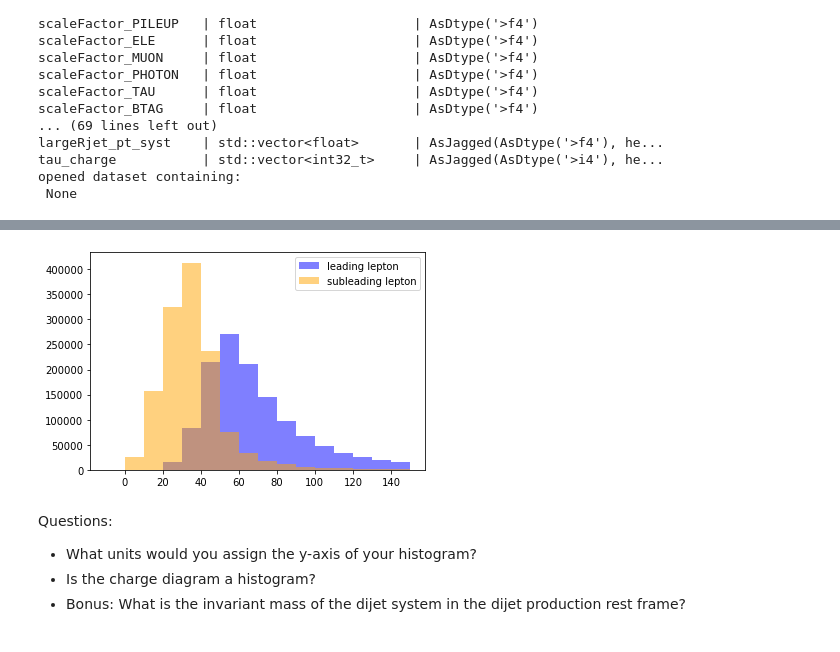
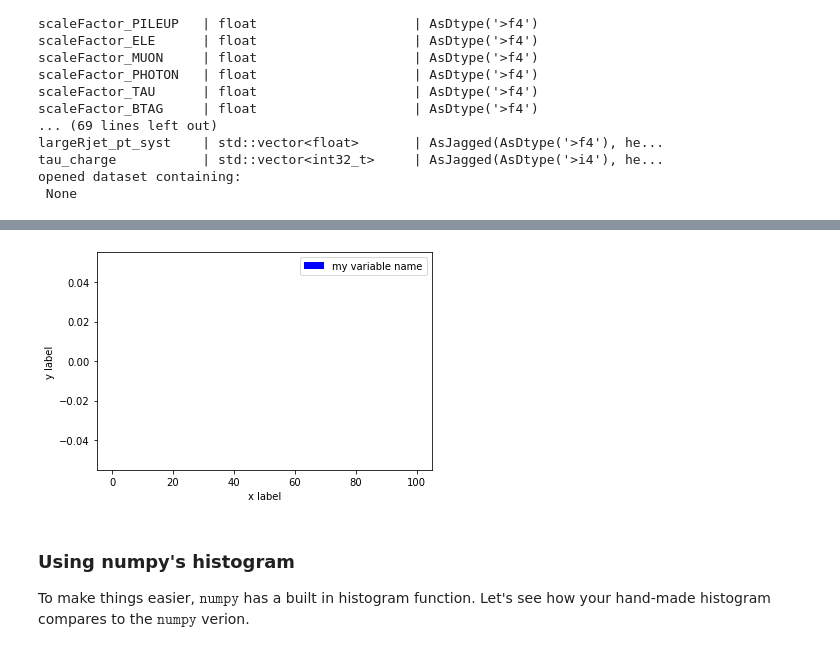
Before and after one commit to cantel/UNIGE-LHCParticlePhysics-Notebooks, a Jupyter notebook: Session1_ToolsAndData.ipynb, the cells around one changed output, grey strips where cells are left out. Saved outputs shown, nothing was run; the diff lists cells and outputs as text; code cells hidden in the pictures.

```diff
--- a/Session1_ToolsAndData.ipynb
+++ b/Session1_ToolsAndData.ipynb
@@ -192,12 +133,19 @@ lepton2_phi = lep_kinematics['lep_phi'][:][1:]
 # %%
-# define your histogram in numpy
+# next, define your histogram in numpy
+# Remember, a histogram consists of 2 arrays: The bin edges, and the bin counts.
+# The bin edges are defined by the minimum and maximum value of the variable range, and the bin width
+# (the value range that each bin represents).
+# While histograms do *not* have to have bins of equal width, lets choose one bin size.
 
-bin_width = 5 # GeV
-max_pt = 100
+# ADJUST these parameters to make it suitable to the variable you are looking at.
+bin_width = 5
+hist_min = 0
+hist_max = 100
+bins = int((hist_max-hist_min)/bin_width)
 
-upper_bin_edges = np.array(np.arange(0, max_pt+bin_width, bin_width))
-print('histogram bin edges: ', upper_bin_edges)
-print('total number of histogram bin edges: ', len(upper_bin_edges))
+bin_edges = np.array(np.arange(0, hist_max+bin_width, bin_width))
+print('histogram bin edges: ', bin_edges)
+print('total number of histogram bin edges: ', len(bin_edges), "to define ", bins, "bins.")
 # %% [output]
 histogram bin edges:  [  0   5  10  15  20  25  30  35  40  45  50  55  60  65  70  75  80  85
   90  95 100]
@@ -228,23 +174,27 @@ for i, lep_pts in enumerate(lep_kinematics['lep_pt']):
 # %%
+# Now we draw it using matplotlib's bar option.
+
 import matplotlib.pyplot as plt
 
-#fig, ax = plt.subplots(figsize=(8,6))
+# lets center the bin edges for nicer plotting
+center_bin_edges = bin_edges+bin_width/2.
 
-center_bin_edges = upper_bin_edges-bin_width/2.
-
-#plt.plot(center_bin_edges, h_lep_1_pt, label = 'leading lepton', ls = "step")
-#plt.plot(center_bin_edges, h_lep_2_pt, label = 'subleading lepton', ls = "step")
-
-plt.bar(center_bin_edges, h_lep_1_pt, width=bin_width, label = 'leading lepton', alpha=0.5, color='blue')
-plt.bar(center_bin_edges, h_lep_2_pt, width=bin_width, label = 'subleading lepton', alpha=0.5, color='orange')
+# center_bin_edges[:-1]: ignore last bin edge.
+plt.bar(center_bin_edges[:-1], bin_entries, width=bin_width, label = 'my variable name', color='blue')
 legend = plt.legend(loc="upper right")
 
+# set appropriate x and y axes labels : think about it!
+xlabel = 'x label'
+ylabel = 'y label'
+
+plt.xlabel(xlabel)
+plt.ylabel(ylabel)
+
 plt.show()
 # %% [output]
-[figure, old version]
+[figure, new version]
 # %% [markdown]
-Questions:
-- What units would you assign the y-axis of your histogram?
-- Is the charge diagram a histogram?
-- Bonus: What is the invariant mass of the dijet system in the dijet production rest frame?
+### Using numpy's histogram
+
+To make things easier, $\texttt{numpy}$ has a built in histogram function. Let's see how your hand-made histogram compares to the $\texttt{numpy}$ verion.
 # %%
```
Also changed, not shown: parts of 20 cells of this notebook.
